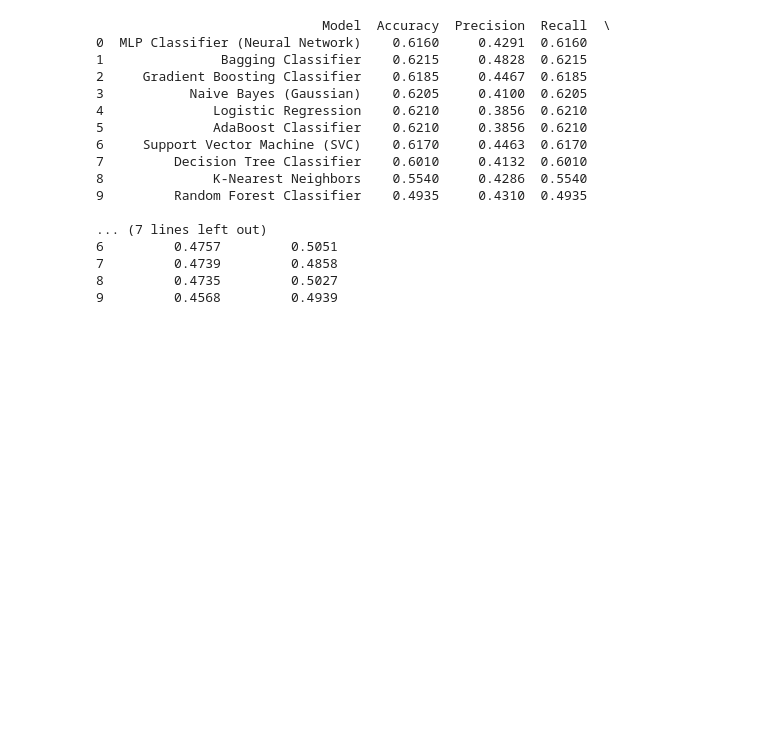
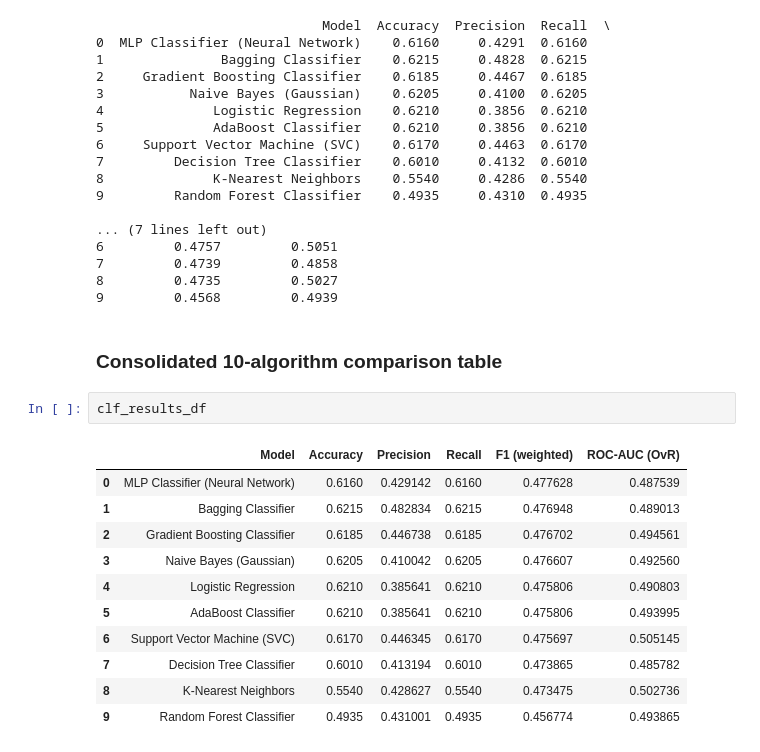
Before and after one commit to Pranava-M/ML_Capstone_Gig_Workers, a Jupyter notebook: classification.ipynb, the cells around one changed output. Saved outputs shown, nothing was run; the diff lists cells and outputs as text; blank space fills up the shorter version.

Commit message:
Updated 10 algorithms comparsion

```diff
--- a/classification.ipynb
+++ b/classification.ipynb
@@ -209,3 +209,19 @@ print(clf_results_df.round(4))
 7         0.4739         0.4858
 8         0.4735         0.5027
 9         0.4568         0.4939
+# %% [markdown]
+### Consolidated 10-algorithm comparison table
+# %%
+clf_results_df
+# %% [output]
+|  | Model | Accuracy | Precision | Recall | F1 (weighted) | ROC-AUC (OvR) |
+| 0 | MLP Classifier (Neural Network) | 0.6160 | 0.429142 | 0.6160 | 0.477628 | 0.487539 |
+| 1 | Bagging Classifier | 0.6215 | 0.482834 | 0.6215 | 0.476948 | 0.489013 |
+| 2 | Gradient Boosting Classifier | 0.6185 | 0.446738 | 0.6185 | 0.476702 | 0.494561 |
+| 3 | Naive Bayes (Gaussian) | 0.6205 | 0.410042 | 0.6205 | 0.476607 | 0.492560 |
+| 4 | Logistic Regression | 0.6210 | 0.385641 | 0.6210 | 0.475806 | 0.490803 |
+| 5 | AdaBoost Classifier | 0.6210 | 0.385641 | 0.6210 | 0.475806 | 0.493995 |
+| 6 | Support Vector Machine (SVC) | 0.6170 | 0.446345 | 0.6170 | 0.475697 | 0.505145 |
+| 7 | Decision Tree Classifier | 0.6010 | 0.413194 | 0.6010 | 0.473865 | 0.485782 |
+| 8 | K-Nearest Neighbors | 0.5540 | 0.428627 | 0.5540 | 0.473475 | 0.502736 |
+| 9 | Random Forest Classifier | 0.4935 | 0.431001 | 0.4935 | 0.456774 | 0.493865 |
```
Also changed, not shown: parts of 4 cells of this notebook.
